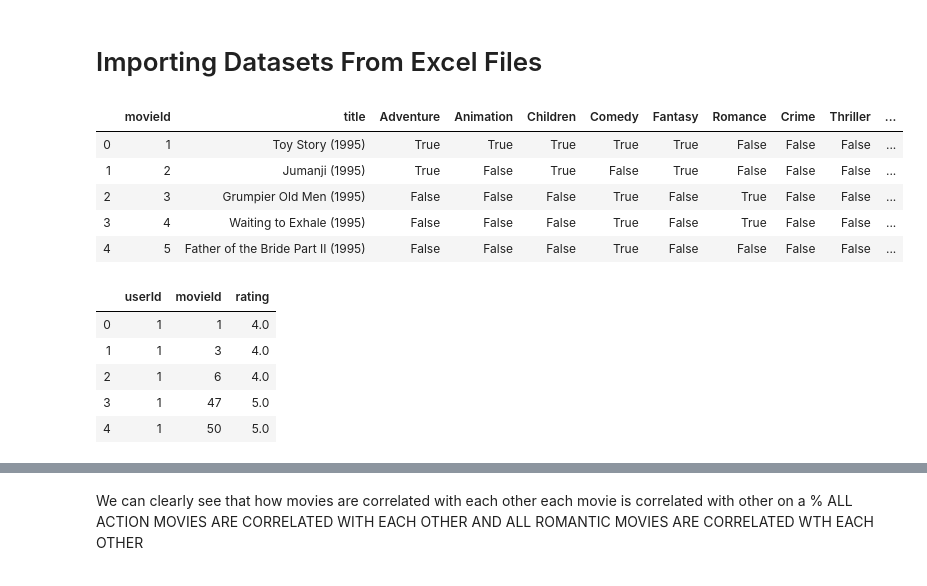
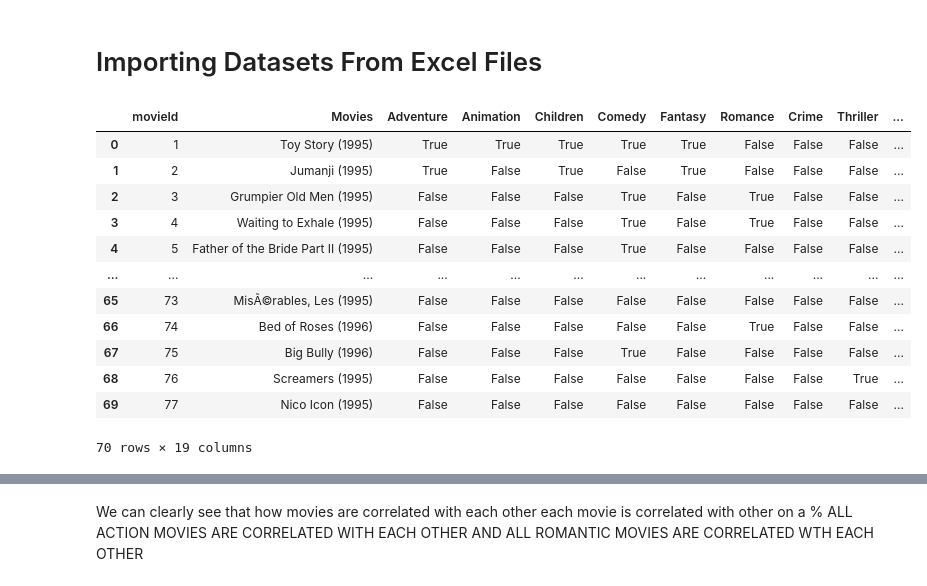
Before and after one commit to sanchit15121999/Colaborative-Filtering, a Jupyter notebook: Colaborative Filtering Movie Recommendation System.ipynb, the cells around one changed output, grey strips where cells are left out. Cells and saved outputs as stored; diff of their text form; code cells hidden in the pictures.

```diff
--- a/Colaborative Filtering Movie Recommendation System.ipynb
+++ b/Colaborative Filtering Movie Recommendation System.ipynb
@@ -19,25 +15,22 @@ movies=movies.drop(['Genres','Genere','Genere2','Genere3','Genere4','Column1'],a
-# %%
-#this data gives us the movieId and title for that movie id
-#further columns tell us about the genre of the movies
-movies.head()
-# %% [output]
-|  | movieId | title | Adventure | Animation | Children | Comedy | Fantasy | Romance | Crime | Thriller | ... |
-| 0 | 1 | Toy Story (1995) | True | True | True | True | True | False | False | False | ... |
-| 1 | 2 | Jumanji (1995) | True | False | True | False | True | False | False | False | ... |
-| 2 | 3 | Grumpier Old Men (1995) | False | False | False | True | False | True | False | False | ... |
-| 3 | 4 | Waiting to Exhale (1995) | False | False | False | True | False | True | False | False | ... |
-| 4 | 5 | Father of the Bride Part II (1995) | False | False | False | True | False | False | False | False | ... |
+# %%
+movies.head(70)
+# %% [output]
+|  | movieId | Movies | Adventure | Animation | Children | Comedy | Fantasy | Romance | Crime | Thriller | ... |
+| 0 | 1 | Toy Story (1995) | True | True | True | True | True | False | False | False | ... |
+| 1 | 2 | Jumanji (1995) | True | False | True | False | True | False | False | False | ... |
+| 2 | 3 | Grumpier Old Men (1995) | False | False | False | True | False | True | False | False | ... |
+| 3 | 4 | Waiting to Exhale (1995) | False | False | False | True | False | True | False | False | ... |
+| 4 | 5 | Father of the Bride Part II (1995) | False | False | False | True | False | False | False | False | ... |
+| ... | ... | ... | ... | ... | ... | ... | ... | ... | ... | ... | ... |
+| 65 | 73 | MisÃ©rables, Les (1995) | False | False | False | False | False | False | False | False | ... |
+| 66 | 74 | Bed of Roses (1996) | False | False | False | False | False | True | False | False | ... |
+| 67 | 75 | Big Bully (1996) | False | False | False | True | False | False | False | False | ... |
+| 68 | 76 | Screamers (1995) | False | False | False | False | False | False | False | True | ... |
+| 69 | 77 | Nico Icon (1995) | False | False | False | False | False | False | False | False | ... |
+70 rows × 19 columns
 # %%
 #the column 1 consist of user ids which have rated the movies present in data set
 #movie id connects movies with userId
-ratings.head()
-# %% [output]
-|  | userId | movieId | rating |
-| 0 | 1 | 1 | 4.0 |
-| 1 | 1 | 3 | 4.0 |
-| 2 | 1 | 6 | 4.0 |
-| 3 | 1 | 47 | 5.0 |
-| 4 | 1 | 50 | 5.0 |
 # %%
 #merging the two dataframes together
 ratings=pd.merge(movies,ratings)
```
Also changed, not shown: parts of 9 cells of this notebook.
